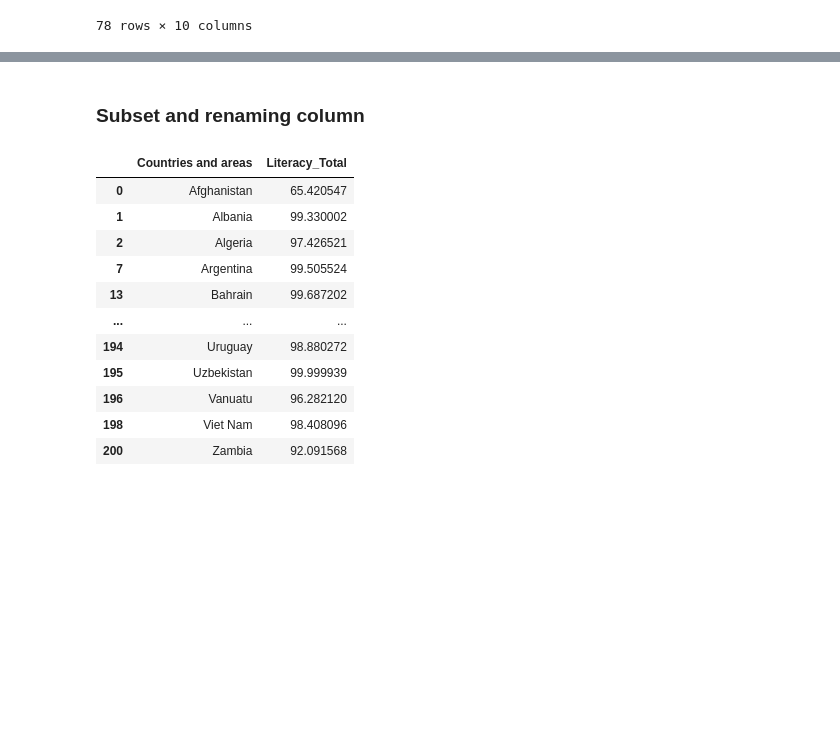
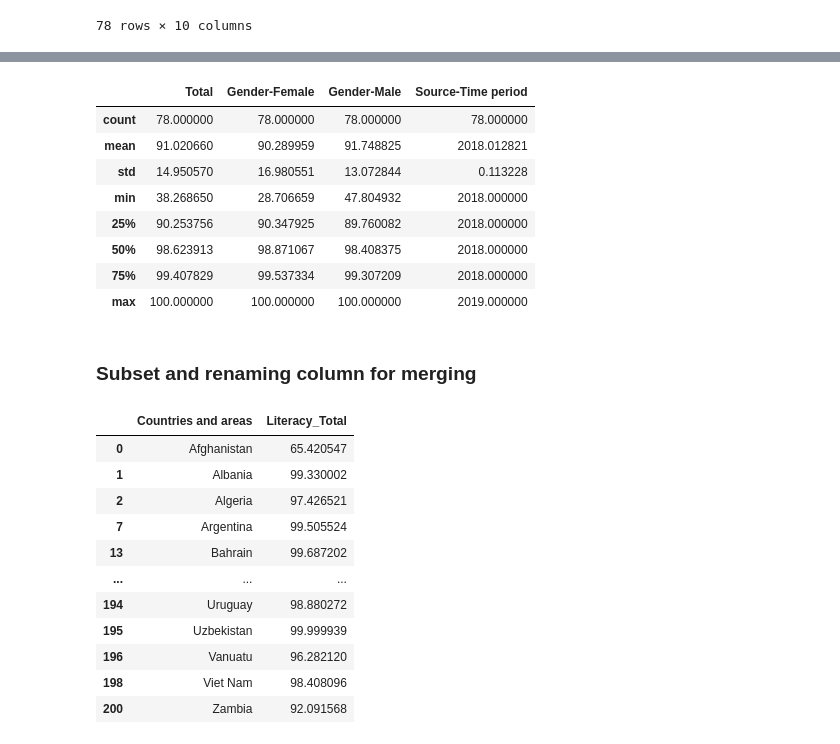
Before and after one commit to KelvinTee168/DS_Fundamentals, a Jupyter notebook: Final/Final_Notebook.ipynb, the cells around one changed output, grey strips where cells are left out. Drawn from its saved outputs; the diff is of its cells as text; code cells hidden in the pictures; blank space fills up the shorter version.

```diff
--- a/Final/Final_Notebook.ipynb
+++ b/Final/Final_Notebook.ipynb
@@ -448,5 +464,17 @@ literacy
+# %%
+literacy.describe()
+# %% [output]
+|  | Total | Gender-Female | Gender-Male | Source-Time period |
+| count | 78.000000 | 78.000000 | 78.000000 | 78.000000 |
+| mean | 91.020660 | 90.289959 | 91.748825 | 2018.012821 |
+| std | 14.950570 | 16.980551 | 13.072844 | 0.113228 |
+| min | 38.268650 | 28.706659 | 47.804932 | 2018.000000 |
+| 25% | 90.253756 | 90.347925 | 89.760082 | 2018.000000 |
+| 50% | 98.623913 | 98.871067 | 98.408375 | 2018.000000 |
+| 75% | 99.407829 | 99.537334 | 99.307209 | 2018.000000 |
+| max | 100.000000 | 100.000000 | 100.000000 | 2019.000000 |
 # %% [markdown]
-### Subset and renaming column
+### Subset and renaming column for merging
 # %%
 literacy.rename(columns={'Total':'Literacy_Total'}, inplace=True)
 literacy = literacy[['Countries and areas', 'Literacy_Total']]
```
Also changed, not shown: parts of 16 cells of this notebook.
